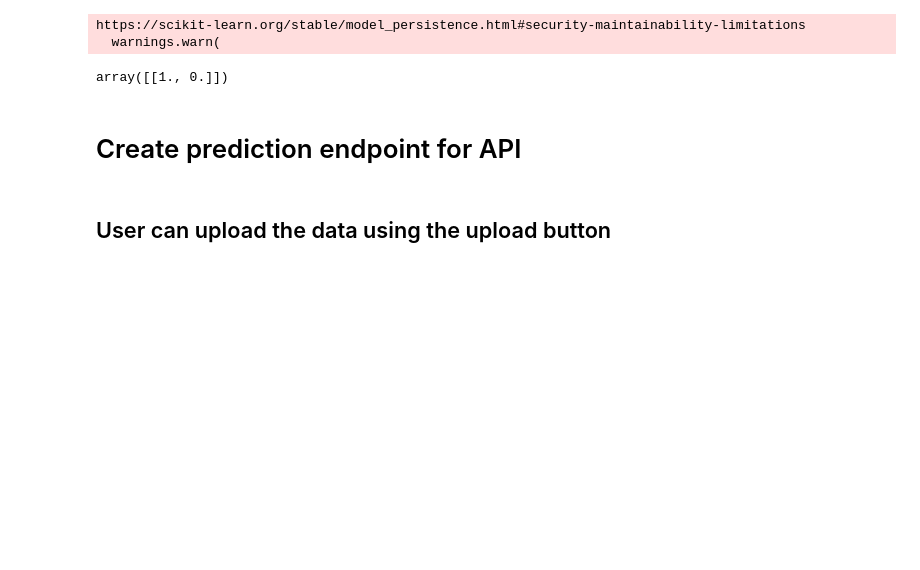
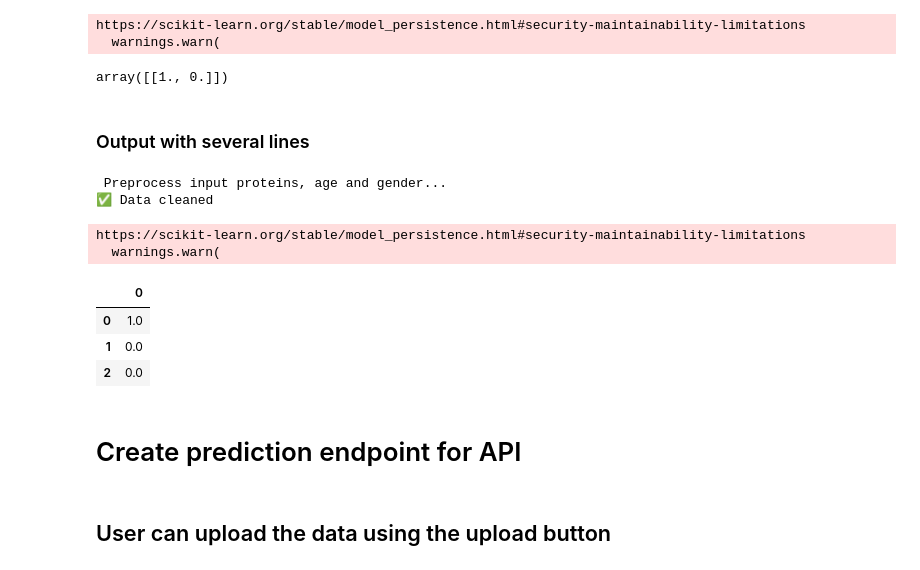
Before and after one commit to Klara-haas/brain_proteomics, a Jupyter notebook: api/jfschulz_notebooks/jfschulz_api.ipynb, the cells around one changed output. Drawn from its saved outputs; the diff is of its cells as text; code cells hidden in the pictures; blank space fills up the shorter version.

```diff
--- a/api/jfschulz_notebooks/jfschulz_api.ipynb
+++ b/api/jfschulz_notebooks/jfschulz_api.ipynb
@@ -492,6 +487,36 @@ return {
             "Outcome": outcome,
             "Probability": probability
 }
+# %% [markdown]
+### Output with several lines
+# %%
+# Preprocess
+X_pred = preprocess_input(df)
+
+# Predict data
+model = load_model(path ='/home/jana/code/Klara-haas/brain_proteomics_project/brain_proteomics/api/saved_models',
+                    file = 'sgd_model.pkl')
+
+outcome = pd.DataFrame(model.predict(X_pred), columns=["Outcome"], dtype = int)
+prob = pd.DataFrame(model.predict_proba(X_pred), columns=["Probability_0", "Probability_1"], dtype = float)
+
+# Merge results into dataframe
+result = pd.merge(prob,outcome, left_index=True, right_index=True)
+result_dict = result.to_dict('series')
+
+prediction = {k: v.tolist() for k, v in result.iterrows()}
+# %% [output]
+ Preprocess input proteins, age and gender...
+✅ Data cleaned
+https://scikit-learn.org/stable/model_persistence.html#security-maintainability-limitations
+  warnings.warn(
+# %%
+pd.DataFrame(prediction)
+# %% [output]
+|  | 0 |
+| 0 | 1.0 |
+| 1 | 0.0 |
+| 2 | 0.0 |
 # %% [markdown]
 # Create prediction endpoint for API
 # %% [markdown]
```
Also changed, not shown: parts of 6 cells of this notebook, 7 other files.
